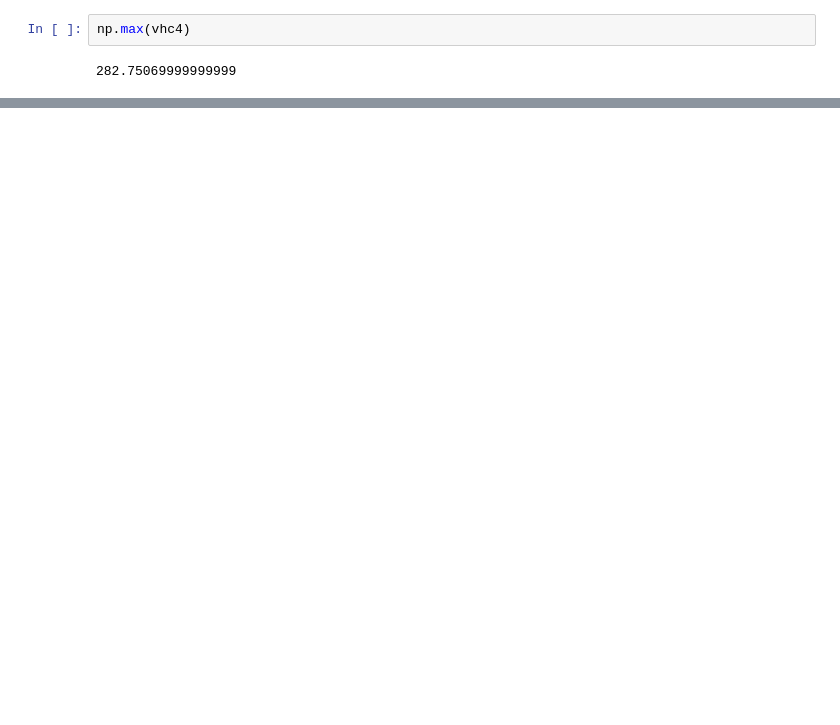
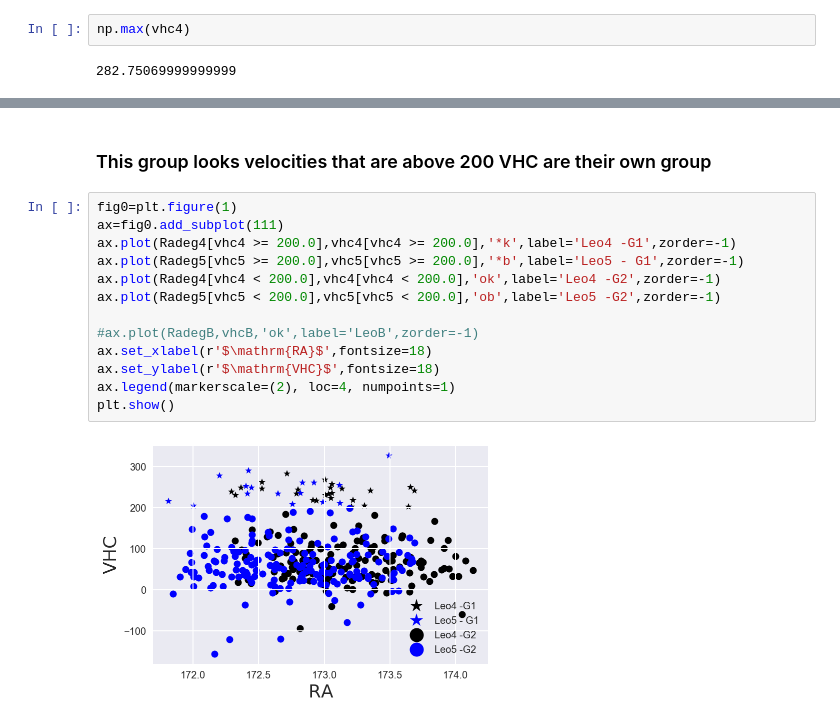
Before and after one commit to AstroHyde/ACAMAR, a Jupyter notebook: CodingPandas/PTG_elaina.ipynb, the cells around one changed output, grey strips where cells are left out. Cells and saved outputs as stored; diff of their text form; blank space fills up the shorter version.

```diff
--- a/CodingPandas/PTG_elaina.ipynb
+++ b/CodingPandas/PTG_elaina.ipynb
@@ -49,0 +98,17 @@ np.max(vhc4)
+# %% [markdown]
+### This group looks velocities that are above 200 VHC are their own group
+# %%
+fig0=plt.figure(1)
+ax=fig0.add_subplot(111)
+ax.plot(Radeg4[vhc4 >= 200.0],vhc4[vhc4 >= 200.0],'*k',label='Leo4 -G1',zorder=-1)
+ax.plot(Radeg5[vhc5 >= 200.0],vhc5[vhc5 >= 200.0],'*b',label='Leo5 - G1',zorder=-1)
+ax.plot(Radeg4[vhc4 < 200.0],vhc4[vhc4 < 200.0],'ok',label='Leo4 -G2',zorder=-1)
+ax.plot(Radeg5[vhc5 < 200.0],vhc5[vhc5 < 200.0],'ob',label='Leo5 -G2',zorder=-1)
+
+#ax.plot(RadegB,vhcB,'ok',label='LeoB',zorder=-1)
+ax.set_xlabel(r'$\mathrm{RA}$',fontsize=18)
+ax.set_ylabel(r'$\mathrm{VHC}$',fontsize=18)
+ax.legend(markerscale=(2), loc=4, numpoints=1)
+plt.show()
+# %% [output]
+[figure, added]
```
Also changed, not shown: parts of 38 cells of this notebook.
